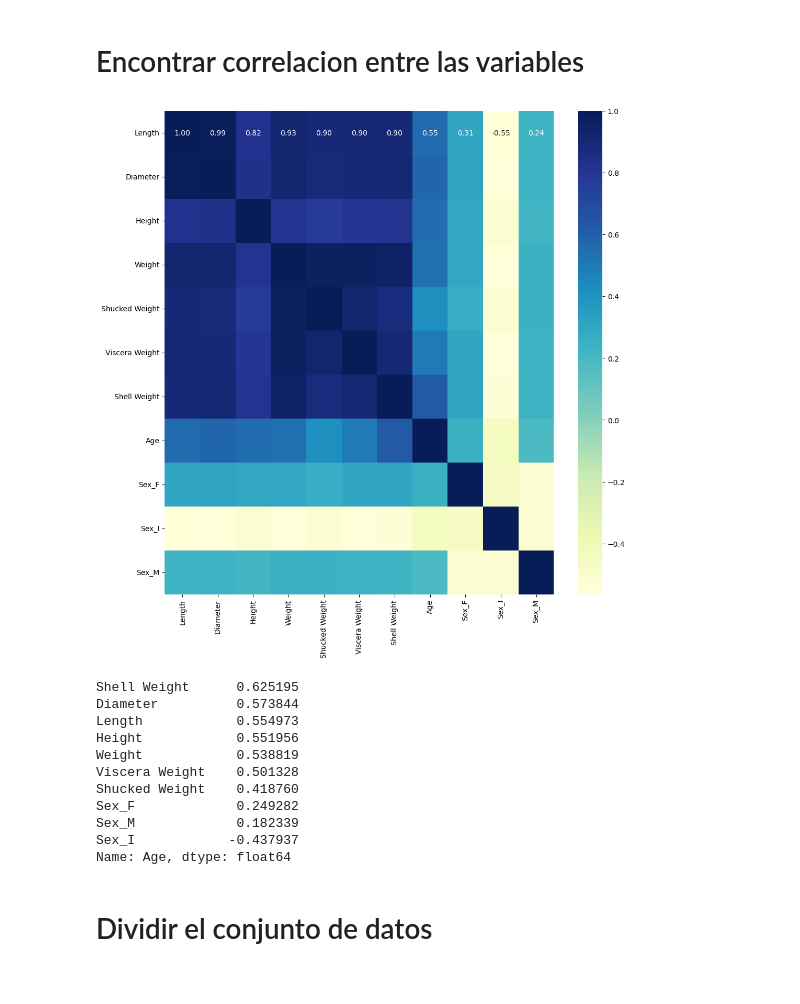
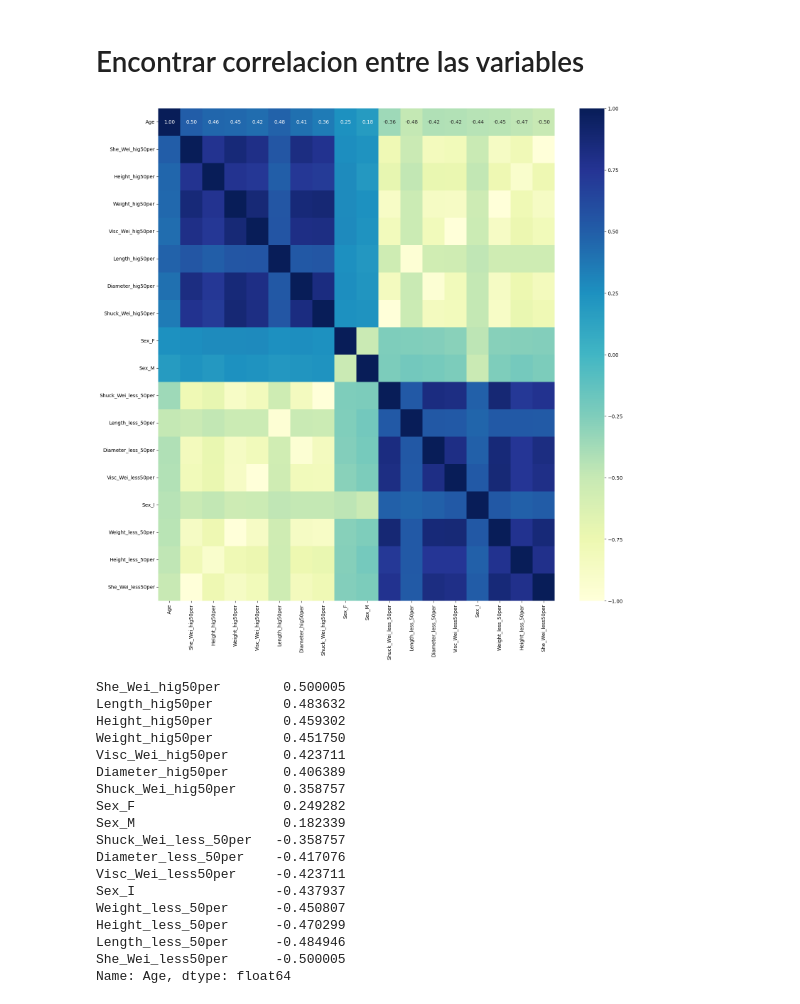
Before and after one commit to Abimael-Lib/Crab-Age-prediction, a Jupyter notebook: eda.ipynb, the cells around one changed output. Saved outputs shown, nothing was run; the diff lists cells and outputs as text; code cells hidden in the pictures.

```diff
--- a/eda.ipynb
+++ b/eda.ipynb
@@ -66,8 +114,3 @@ M    1435
 I    1233
 F    1225
 Name: count, dtype: int64
-# %%
-df1 = df
-df1 = pd.get_dummies(data = df, columns = ['Sex'])
-df1.head()
-df1.dtypes
@@ -123,0 +206,24 @@ memory usage: 334.7 KB
+# %%
+features = [
+    "Age",
+    "She_Wei_hig50per",
+    "Height_hig50per",
+    "Weight_hig50per",
+    "Visc_Wei_hig50per",
+    "Length_hig50per",
+    "Diameter_hig50per",
+    "Shuck_Wei_hig50per",
+    "Sex_F",
+    "Sex_M",
+    "Shuck_Wei_less_50per",
+    "Length_less_50per",
+    "Diameter_less_50per",
+    "Visc_Wei_less50per",
+    "Sex_I",
+    "Weight_less_50per",
+    "Height_less_50per",
+    "She_Wei_less50per"
+]
+df2 = df1[features]
+correlations = df2.corr()['Age'].drop('Age').sort_values(ascending=False)
+print(correlations)
@@ -124,25 +249,30 @@ memory usage: 334.7 KB
 # %% [markdown]
 # Encontrar correlacion entre las variables
 # %%
-plt.figure(figsize = (12, 12))
-sns.heatmap(df1.corr(), annot = True, cmap="YlGnBu", fmt='.2f')
+plt.figure(figsize = (18, 18))
+sns.heatmap(df2.corr(), annot = True, cmap="YlGnBu", fmt='.2f')
 plt.show()
 # %% [output]
-[figure, old version]
+[figure, new version]
 # %%
-correlations = df1.corr()['Age'].drop('Age').sort_values(ascending=False)
+correlations = df2.corr()['Age'].drop('Age').sort_values(ascending=False)
 print(correlations)
 # %% [output]
-Shell Weight      0.625195
-Diameter          0.573844
-Length            0.554973
-Height            0.551956
-Weight            0.538819
-Viscera Weight    0.501328
-Shucked Weight    0.418760
-Sex_F             0.249282
-Sex_M             0.182339
-Sex_I            -0.437937
+She_Wei_hig50per        0.500005
+Length_hig50per         0.483632
+Height_hig50per         0.459302
+Weight_hig50per         0.451750
+Visc_Wei_hig50per       0.423711
+Diameter_hig50per       0.406389
+Shuck_Wei_hig50per      0.358757
+Sex_F                   0.249282
+Sex_M                   0.182339
+Shuck_Wei_less_50per   -0.358757
+Diameter_less_50per    -0.417076
+Visc_Wei_less50per     -0.423711
+Sex_I                  -0.437937
+Weight_less_50per      -0.450807
+Height_less_50per      -0.470299
+Length_less_50per      -0.484946
+She_Wei_less50per      -0.500005
 Name: Age, dtype: float64
-# %% [markdown]
-# Dividir el conjunto de datos
```
Also changed, not shown: parts of 37 cells of this notebook, 1 other file.
